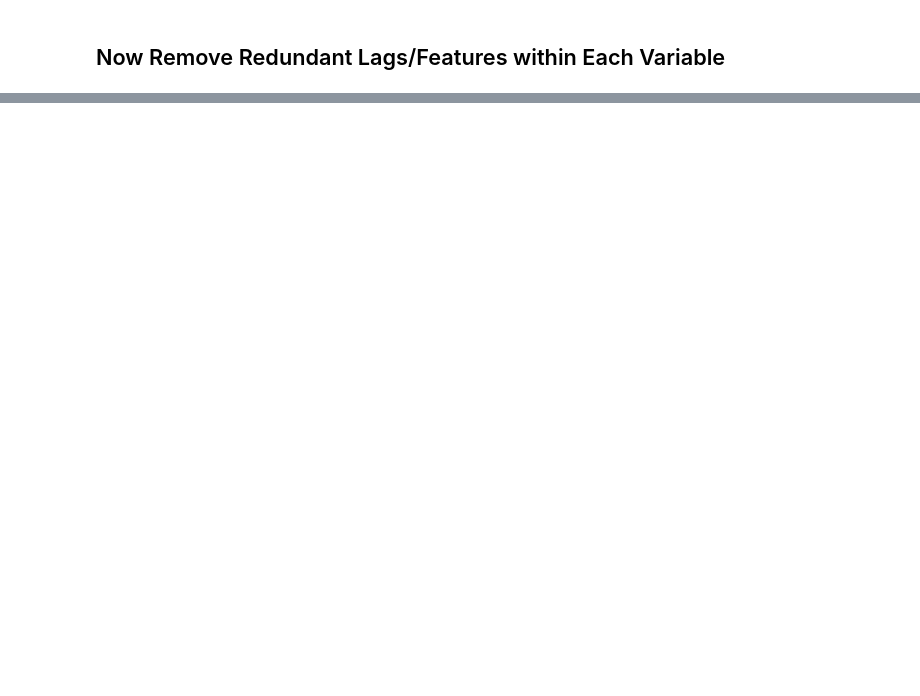
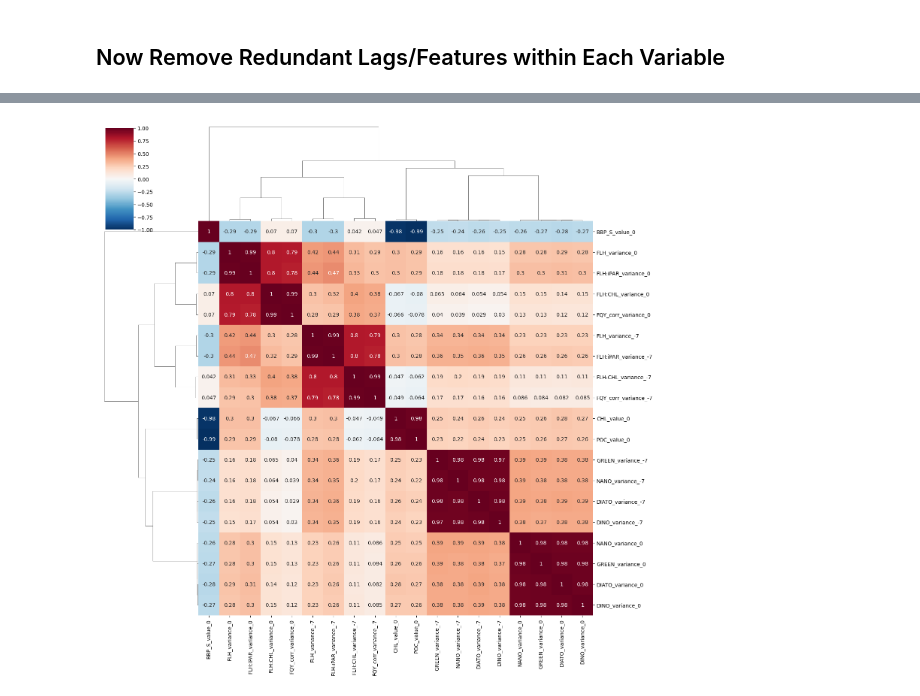
Before and after one commit to decarpenter/primary-productivity, a Jupyter notebook: notebooks/04 Inspect Satellite Data.ipynb, the cells around one changed output, grey strips where cells are left out. Cells and saved outputs as stored; diff of their text form; code cells hidden in the pictures; blank space fills up the shorter version.

```diff
--- a/notebooks/04 Inspect Satellite Data.ipynb
+++ b/notebooks/04 Inspect Satellite Data.ipynb
@@ -57,11 +84,8 @@ def correlation_matrix(satellite_data, plot=True, satellite_vars=None, figsize=(
     else:
         raise ValueError("Input must be an xarray Dataset or a dictionary of Datasets.")
 
-    # Drop rows where any variable is NaN
-    corr_df = corr_df.dropna()
-
     # Calculate Spearman Correlation
-    corr_matrix = corr_df.corr(method='spearman')
+    corr_matrix = corr_df.corr(method='spearman', min_periods=20)
 
     # If we only have 1 variable (or 0), we can't perform clustering or meaningful plotting
     if corr_matrix.shape[0] <= 1:
@@ -70,6 +94,8 @@ def correlation_matrix(satellite_data, plot=True, satellite_vars=None, figsize=(
 
     # Convert correlation matrix to distance matrix (safely clipping floating point artifacts)
     distance_matrix = np.clip(1 - corr_matrix.abs(), 0, None)
+    distance_matrix = distance_matrix.fillna(1.0) # Fill NaNs if any variable had zero variance
+    np.fill_diagonal(distance_matrix.values, 0)
 
     # Hierarchical clustering
     linkage_matrix = linkage(squareform(distance_matrix), method='average')
@@ -307,10 +353,16 @@ def correlation_matrix_full(satellite_data, plot=True, figsize=(20, 18)):
             data_dict[col_name] = ds[data_var].values.ravel()
 
     corr_df = pd.concat({k: pd.Series(v) for k, v in data_dict.items()}, axis=1)
-    corr_df = corr_df.dropna()
-    corr_matrix = corr_df.rank().corr(method='spearman')
+    # corr_df = corr_df.dropna()
+    # corr_matrix = corr_df.rank().corr(method='spearman', min_periods=20)
+
+    # Spearman correlation (pre-ranked dataframe)
+    corr_matrix = corr_df.rank().corr(method='pearson', min_periods=20)
 
     distance_matrix = np.clip(1 - corr_matrix.abs(), 0, None)
+    distance_matrix = distance_matrix.fillna(1.0)
+    np.fill_diagonal(distance_matrix.values, 0)
+
     linkage_matrix = linkage(squareform(distance_matrix), method='average')
     dendro = dendrogram(linkage_matrix, no_plot=True)
     order = dendro['leaves']
@@ -369,33 +447,36 @@ corr_matrix, linkage_matrix = correlation_matrix_full(satellite_data_round3, plo
 # %%
 # Visualize dendogram of remaining highly correlated variables
 
 # 1. Assign each of your 800 variables to a cluster based on the threshold
 # 'criterion='distance'' splits the tree exactly at our 0.05 mark
 dist_threshold = 0.02
 cluster_labels = fcluster(linkage_matrix, t=dist_threshold, criterion='distance')
 
 # 2. Find which clusters have MORE than one variable (the redundant ones)
 cluster_series = pd.Series(cluster_labels, index=corr_matrix.columns)
 cluster_counts = cluster_series.value_counts()
 redundant_clusters = cluster_counts[cluster_counts > 1].index
 
 # 3. Filter your full correlation matrix to ONLY include these redundant variables
 redundant_vars = cluster_series[cluster_series.isin(redundant_clusters)].index
 filtered_corr = corr_matrix.loc[redundant_vars, redundant_vars]
 
 # 4. Plot a significantly smaller, clustered heatmap of just the trouble zones
 if len(redundant_vars) > 0:
     sns.clustermap(
         filtered_corr,
-        figsize=(10,10),
+        figsize=(15,15),
         cmap='RdBu_r',
         vmin=-1, vmax=1,
         center=0,
         xticklabels=True,
-        yticklabels=True
+        yticklabels=True,
+        annot=True,
     )
     plt.show()
 else:
     print("No variables found exceeding the correlation threshold globally.")
+# %% [output]
+[figure, added]
 # %%
 print(f'final {corr_matrix.shape[0]} predictors:')
```
Also changed, not shown: parts of 12 cells of this notebook.
